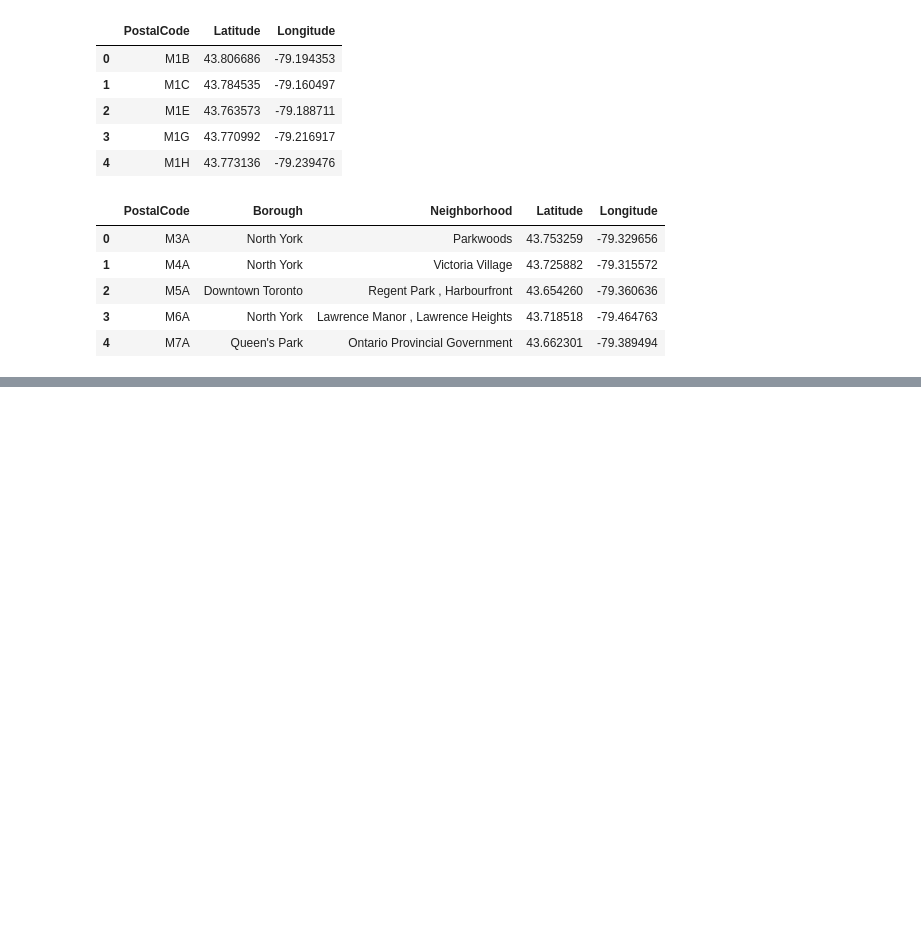
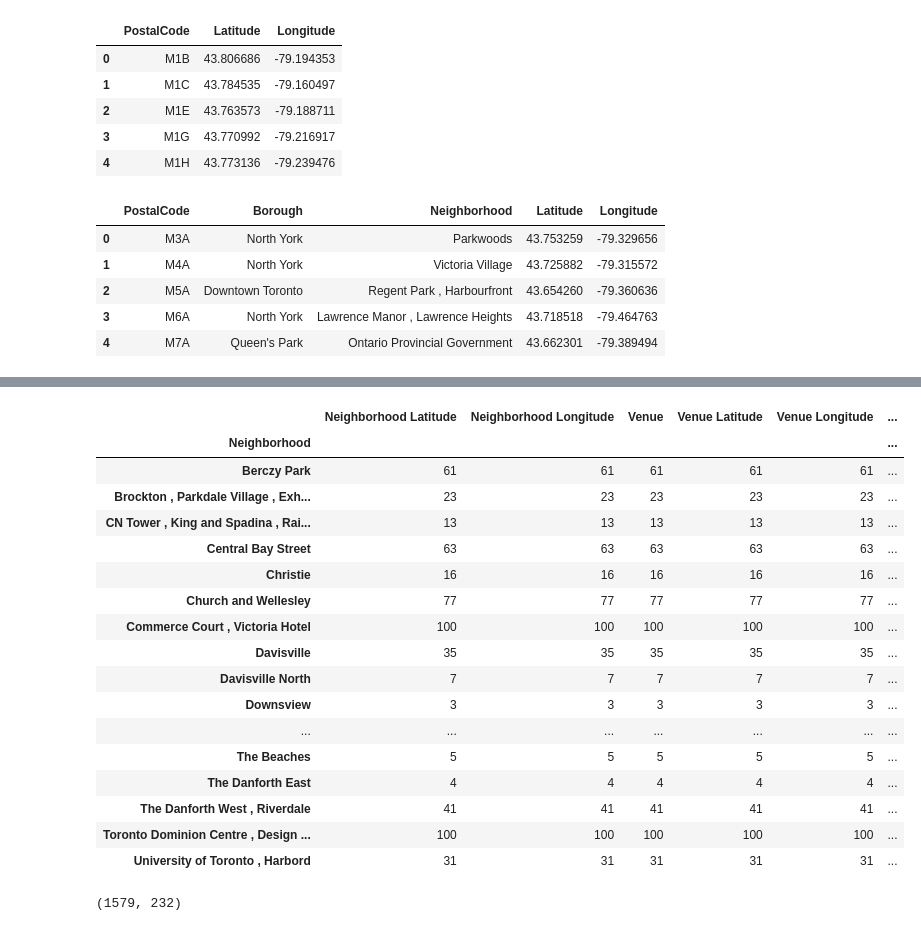
Before and after one commit to brijanya/Machine-Learning, a Jupyter notebook: Segment and Cluster Neighborhoods in Toronto : 1.ipynb, the cells around one changed output, grey strips where cells are left out. Cells and saved outputs as stored; diff of their text form; code cells hidden in the pictures; blank space fills up the shorter version.

```diff
--- a/Segment and Cluster Neighborhoods in Toronto : 1.ipynb
+++ b/Segment and Cluster Neighborhoods in Toronto : 1.ipynb
@@ -145,0 +166,3 @@ pbnll_df.head()
+# %%
+toronto_df = pbnll_df[pbnll_df['Borough'].str.contains('Toronto')]
+toronto_df.head()
@@ -145,0 +178,37 @@ pbnll_df.head()
+# %%
+def getNearbyVenues(names, latitudes, longitudes):
+
+    venues_list=[]
+
+    for name, latitude, longitude in zip(names, latitudes, longitudes):
+        # create URL
+        URL = f'https://api.foursquare.com/v2/venues/explore?&client_id={CLIENT_ID}&client_secret={CLIENT_SECRET}&v={VERSION}&ll={latitude},{longitude}&radius={RADIUS}&limit={LIMIT}'
+
+        # make get request
+        request = requests.get(URL).json()["response"]['groups'][0]['items']
+
+        # get data
+        venues_list.append([(
+            name,
+            latitude,
+            longitude,
+            v['venue']['name'],
+            v['venue']['location']['lat'],
+            v['venue']['location']['lng'],
+            v['venue']['categories'][0]['name']) for v in request])
+
+    nearby_venues = pd.DataFrame([item for venue_list in venues_list for item in venue_list])
+    nearby_venues.columns = ['Neighborhood',
+                  'Neighborhood Latitude',
+                  'Neighborhood Longitude',
+                  'Venue',
+                  'Venue Latitude',
+                  'Venue Longitude',
+                  'Venue Category']
+
+    return(nearby_venues)
+# %%
+toronto_venues = getNearbyVenues(names=toronto_df['Neighborhood'],
+                                   latitudes=toronto_df['Latitude'],
+                                   longitudes=toronto_df['Longitude']
+                                  )
@@ -145,0 +224,29 @@ pbnll_df.head()
+# %%
+toronto_venues.groupby('Neighborhood').count()
+# %% [output]
+|  | Neighborhood Latitude | Neighborhood Longitude | Venue | Venue Latitude | Venue Longitude | ... |
+| Neighborhood |  |  |  |  |  | ... |
+| Berczy Park | 61 | 61 | 61 | 61 | 61 | ... |
+| Brockton , Parkdale Village , Exh... | 23 | 23 | 23 | 23 | 23 | ... |
+| CN Tower , King and Spadina , Rai... | 13 | 13 | 13 | 13 | 13 | ... |
+| Central Bay Street | 63 | 63 | 63 | 63 | 63 | ... |
+| Christie | 16 | 16 | 16 | 16 | 16 | ... |
+| Church and Wellesley | 77 | 77 | 77 | 77 | 77 | ... |
+| Commerce Court , Victoria Hotel | 100 | 100 | 100 | 100 | 100 | ... |
+| Davisville | 35 | 35 | 35 | 35 | 35 | ... |
+| Davisville North | 7 | 7 | 7 | 7 | 7 | ... |
+| Downsview | 3 | 3 | 3 | 3 | 3 | ... |
+| ... | ... | ... | ... | ... | ... | ... |
+| The Beaches | 5 | 5 | 5 | 5 | 5 | ... |
+| The Danforth East | 4 | 4 | 4 | 4 | 4 | ... |
+| The Danforth West , Riverdale | 41 | 41 | 41 | 41 | 41 | ... |
+| Toronto Dominion Centre , Design ... | 100 | 100 | 100 | 100 | 100 | ... |
+| University of Toronto , Harbord | 31 | 31 | 31 | 31 | 31 | ... |
+# %%
+# One Hot Encoding
+toronto_onehot = pd.get_dummies(toronto_venues[['Venue Category']], prefix="", prefix_sep="")
+toronto_onehot.drop(['Neighborhood'],axis=1,inplace=True)
+toronto_onehot.insert(loc=0, column='Neighborhood', value=toronto_venues['Neighborhood'] )
+toronto_onehot.shape
+# %% [output]
+(1579, 232)
```
Also changed, not shown: parts of 15 cells of this notebook.
